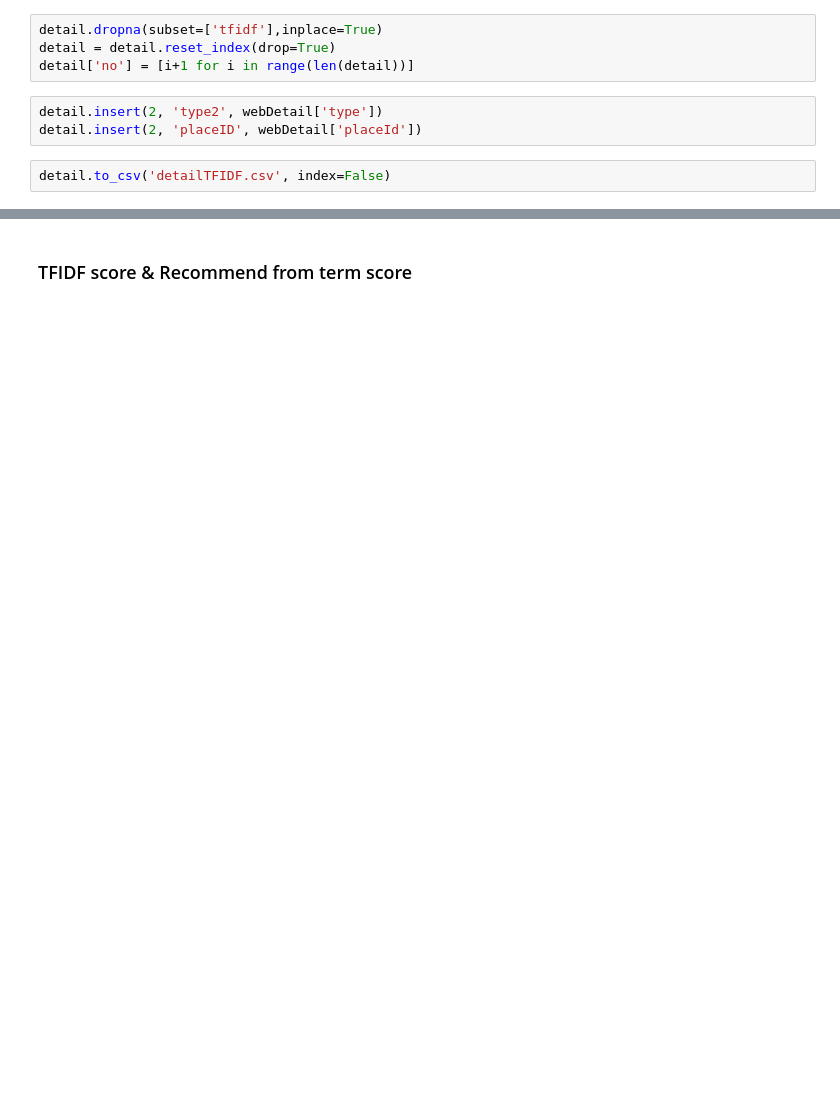
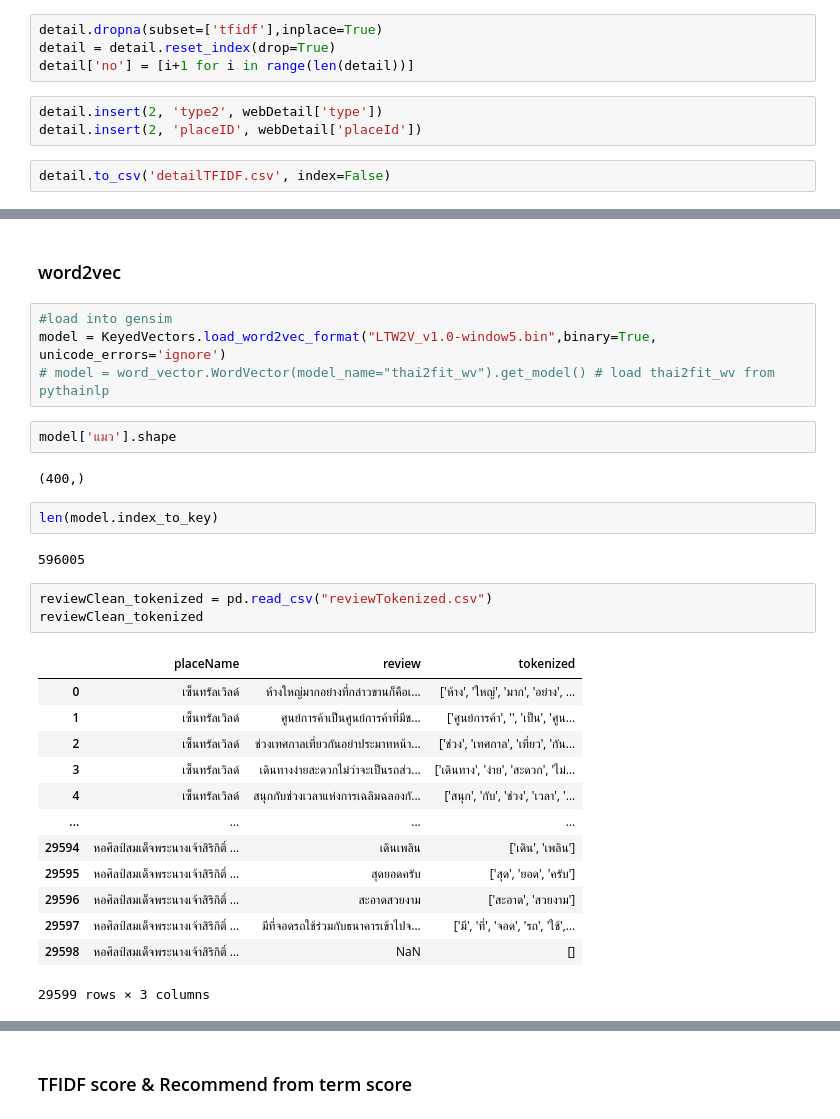
Before and after one commit to Pongsaky/tripRecommendation, a Jupyter notebook: model/modeling.ipynb, the cells around one changed output, grey strips where cells are left out. Saved outputs shown, nothing was run; the diff lists cells and outputs as text; blank space fills up the shorter version.

```diff
--- a/model/modeling.ipynb
+++ b/model/modeling.ipynb
@@ -316,0 +321,31 @@ len(idx_type_vector['art']), len(idx_type_vector['history']), len(idx_type_vecto
+# %% [markdown]
+### word2vec
+# %%
+#load into gensim
+model = KeyedVectors.load_word2vec_format("LTW2V_v1.0-window5.bin",binary=True, unicode_errors='ignore')
+# model = word_vector.WordVector(model_name="thai2fit_wv").get_model() # load thai2fit_wv from pythainlp
+# %%
+model['แมว'].shape
+# %% [output]
+(400,)
+# %%
+len(model.index_to_key)
+# %% [output]
+596005
+# %%
+reviewClean_tokenized = pd.read_csv("reviewTokenized.csv")
+reviewClean_tokenized
+# %% [output]
+|  | placeName | review | tokenized |
+| 0 | เซ็นทรัลเวิลด์ | ห้างใหญ่มากอย่างที่กล่าวขานก็คือเ... | ['ห้าง', 'ใหญ่', 'มาก', 'อย่าง', ... |
+| 1 | เซ็นทรัลเวิลด์ | ศูนย์การค้า️เป็นศูนย์การค้าที่มีช... | ['ศูนย์การค้า', '️', 'เป็น', 'ศูน... |
+| 2 | เซ็นทรัลเวิลด์ | ช่วงเทศกาลเที่ยวกันอย่าประมาทหน้า... | ['ช่วง', 'เทศกาล', 'เที่ยว', 'กัน... |
+| 3 | เซ็นทรัลเวิลด์ | เดินทางง่ายสะดวกไม่ว่าจะเป็นรถส่ว... | ['เดินทาง', 'ง่าย', 'สะดวก', 'ไม่... |
+| 4 | เซ็นทรัลเวิลด์ | สนุกกับช่วงเวลาแห่งการเฉลิมฉลองกั... | ['สนุก', 'กับ', 'ช่วง', 'เวลา', '... |
+| ... | ... | ... | ... |
+| 29594 | หอศิลป์สมเด็จพระนางเจ้าสิริกิติ์ ... | เดินเพลิน | ['เดิน', 'เพลิน'] |
+| 29595 | หอศิลป์สมเด็จพระนางเจ้าสิริกิติ์ ... | สุดยอดครับ | ['สุด', 'ยอด', 'ครับ'] |
+| 29596 | หอศิลป์สมเด็จพระนางเจ้าสิริกิติ์ ... | สะอาดสวยงาม | ['สะอาด', 'สวยงาม'] |
+| 29597 | หอศิลป์สมเด็จพระนางเจ้าสิริกิติ์ ... | มีที่จอดรถใช้ร่วมกับธนาคารเข้าไปจ... | ['มี', 'ที่', 'จอด', 'รถ', 'ใช้',... |
+| 29598 | หอศิลป์สมเด็จพระนางเจ้าสิริกิติ์ ... | NaN | [] |
+29599 rows × 3 columns
```
Also changed, not shown: parts of 37 cells of this notebook.
